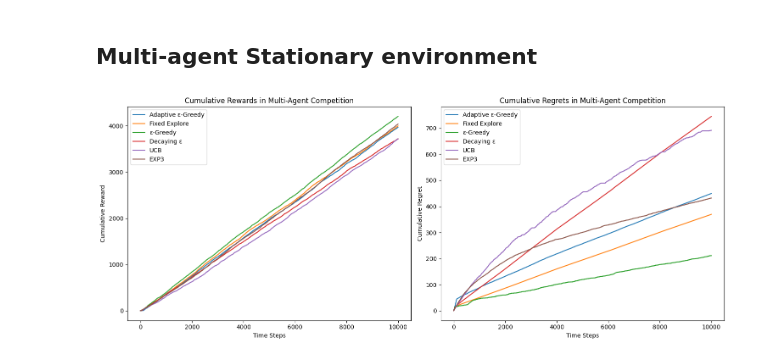
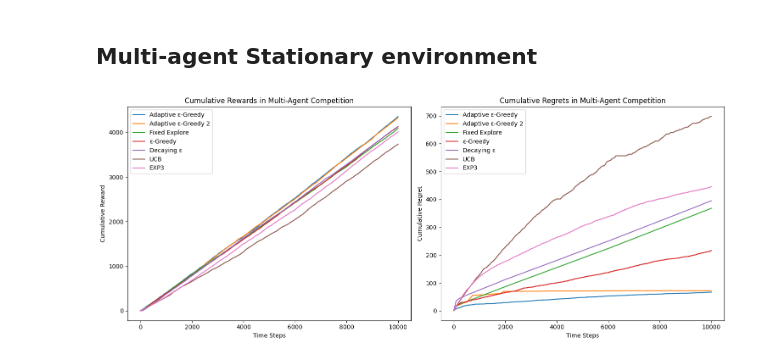
Before and after one commit to jessie-1001/RS-PROJECT, a Jupyter notebook: New_Algorithm_in_OTC.ipynb, the cells around one changed output. Drawn from its saved outputs; the diff is of its cells as text; code cells hidden in the pictures.

```diff
--- a/New_Algorithm_in_OTC.ipynb
+++ b/New_Algorithm_in_OTC.ipynb
@@ -264,13 +308,22 @@ def epsilon_schedule(t): # ε decay schedule for Decaying ε-Greedy
     #return 1 / (t + 1)
     #return 1 / np.sqrt(t + 1)
     return np.log(t+1)/(t+1)
+l = 20
+f = 7 # Adaptive epsilon greedy
+paper_aeg_params = {
+    'num_arms': num_arms,
+    'l': l,
+    'f': f
+}
 
 # ==========================
 # Running Experiments
 # ==========================
 
 # Adaptive ε-Greedy
-adaptive_epsilon_greedy_reward, adaptive_epsilon_greedy_regret = run_experiment(AdaptiveEpsilonGreedy, {'num_arms': num_arms, 'k': k}, env, num_steps)
+adaptive_epsilon_greedy_reward, adaptive_epsilon_greedy_regret = run_experiment(UCB_Inspired_Adaptive_Epsilon_Greedy, {'num_arms': num_arms, 'k': k}, env, num_steps)
+#Adaptive epsilon greedy
+Adaptive_epsilon_greedy2_reward, Adaptive_epsilon_greedy2_regret = run_experiment(Reward_Trend_Based_Adaptive_Epsilon_Greedy, {'num_arms': num_arms, 'l': l, 'f': f}, env, num_steps)
 # Fixed exploration Greedy
 fixed_exploration_greedy_reward, fixed_exploration_greedy_regret = run_experiment(FixedExplorationThenGreedy, {'num_arms': num_arms, 'exploration_steps': exploration_steps}, env, num_steps)
 # ε-Greedy
@@ -292,6 +345,7 @@ plt.figure(figsize=(12, 6))
 plt.subplot(1, 2, 1)
 
 plt.plot(adaptive_epsilon_greedy_reward, label=f'Adaptive ε-Greedy (k={k})', linestyle='--')
+plt.plot(Adaptive_epsilon_greedy2_reward, label=f'Adaptive ε-Greedy 2 (l={l}, f={f})', linestyle='--')
 plt.plot(fixed_exploration_greedy_reward, label=f'Fixed Exploration Greedy (exploration_steps={exploration_steps})')
 plt.plot(epsilon_greedy_reward, label=f'Epsilon-Greedy (epsilon={epsilon})')
 plt.plot(decaying_epsilon_greedy_reward, label='Decaying Epsilon-Greedy')
@@ -306,6 +360,7 @@ plt.legend()
 plt.subplot(1, 2, 2)
 
 plt.plot(adaptive_epsilon_greedy_regret, label=f'Adaptive ε-Greedy (k={k})', linestyle='--')
+plt.plot(Adaptive_epsilon_greedy2_regret, label=f'Adaptive ε-Greedy 2 (l={l}, f={f})', linestyle='--')
 plt.plot(fixed_exploration_greedy_regret, label=f'Fixed Exploration Greedy (exploration_steps={exploration_steps})')
 plt.plot(epsilon_greedy_regret, label=f'Epsilon-Greedy (epsilon={epsilon})')
 plt.plot(decaying_epsilon_greedy_regret, label='Decaying Epsilon-Greedy')
@@ -556,12 +598,15 @@ def run_multi_agent_experiment(agent_configs, env_params, num_steps):
 # ==========================
 # Experiment Setup
 # ==========================
+num_arms = 10
+spreads = np.linspace(0.1, 1, num_arms)
 num_steps = 10000  # Simulation length
 alpha = 0.4 # High alpha means high competitiveness (steep execution prob curve)
 dynamic_interval = 2000
 # Agent configurations (mixed strategies)
 agent_configs = [
-    (AdaptiveEpsilonGreedy, {'num_arms': num_arms, 'k': k}),
+    (UCB_Inspired_Adaptive_Epsilon_Greedy, {'num_arms': num_arms, 'k': k}),
+    (Reward_Trend_Based_Adaptive_Epsilon_Greedy, {'num_arms': num_arms, 'l': l, 'f': f}),
     (FixedExplorationThenGreedy, {'num_arms': num_arms, 'exploration_steps': exploration_steps}),
     (EpsilonGreedy, {'num_arms': num_arms, 'epsilon': epsilon}),
     (EpsilonGreedyDecaying, {'num_arms': num_arms, 'epsilon_schedule': epsilon_schedule}),
@@ -585,32 +630,32 @@ cumulative_rewards, cumulative_regrets, spread_history = run_multi_agent_experim
     agent_configs, env_params, num_steps=num_steps
 )
 
 # ==========================
 # Visualization
 # ==========================
-labels = ['Adaptive ε-Greedy', 'Fixed Explore', 'ε-Greedy', 'Decaying ε', 'UCB', 'EXP3']
+labels = ['Adaptive ε-Greedy', 'Adaptive ε-Greedy 2', 'Fixed Explore', 'ε-Greedy', 'Decaying ε', 'UCB', 'EXP3']
 plt.figure(figsize=(15, 6))
 
 # Reward plot
 plt.subplot(1, 2, 1)
 
 for i in range(cumulative_rewards.shape[1]):
     plt.plot(cumulative_rewards[:,i], label=labels[i])
 plt.title("Cumulative Rewards in Multi-Agent Competition")
 plt.xlabel("Time Steps")
 plt.ylabel("Cumulative Reward")
 plt.legend()
 
 # Regret plot
 plt.subplot(1, 2, 2)
 for i in range(cumulative_regrets.shape[1]):
     plt.plot(cumulative_regrets[:, i], label=labels[i])
 plt.title("Cumulative Regrets in Multi-Agent Competition")
 plt.xlabel("Time Steps")
 plt.ylabel("Cumulative Regret")
 plt.legend()
 
 plt.tight_layout()
 plt.show()
 # %% [output]
-[figure, old version]
+[figure, new version]
```
Also changed, not shown: parts of 3 cells of this notebook, 3 other files.
